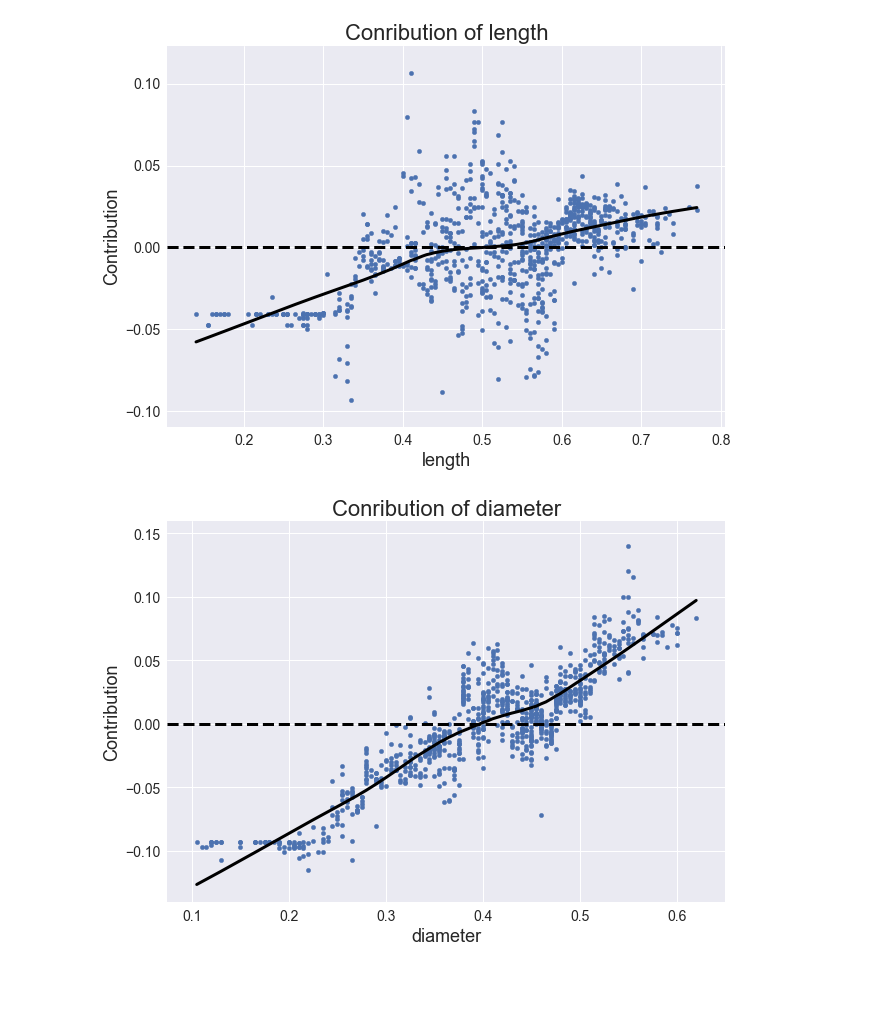
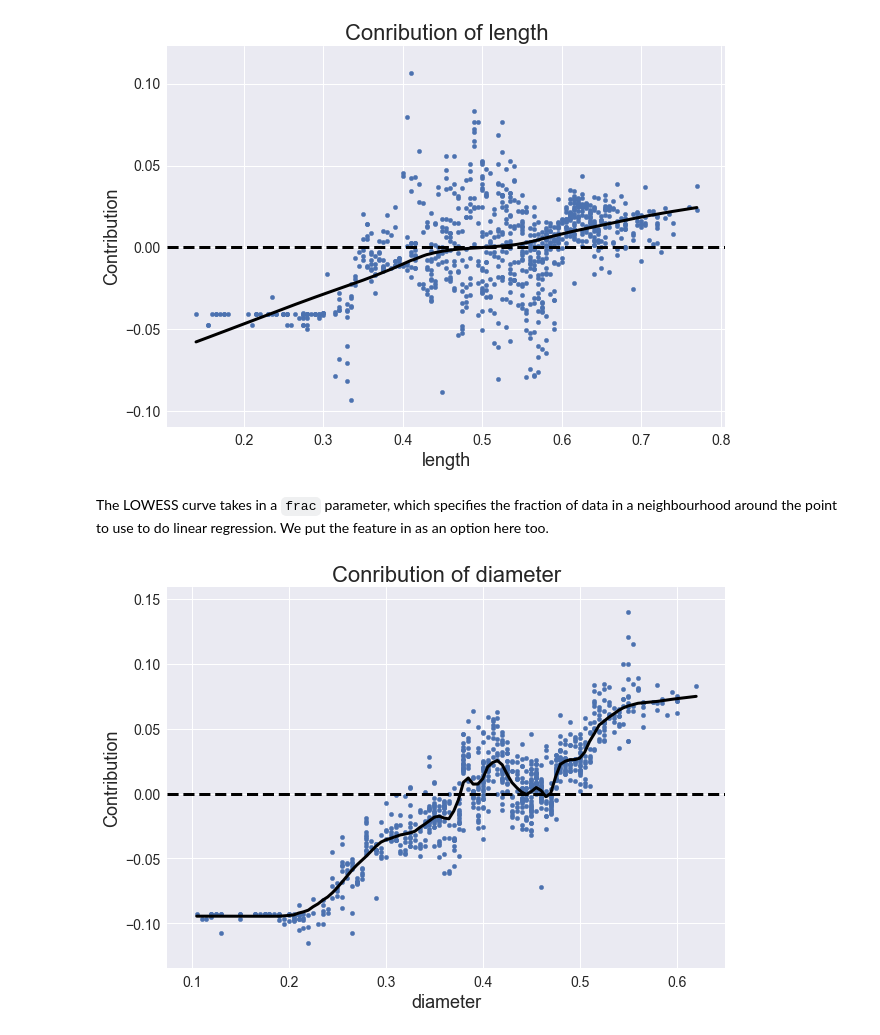
Before and after one commit to gregtam/interpreting-decision-trees-and-random-forests, a Jupyter notebook: Explaining Decision Trees and Random Forests.ipynb, the cells around one changed output. Saved outputs shown, nothing was run; the diff lists cells and outputs as text; code cells hidden in the pictures; blank space fills up the shorter version.

```diff
--- a/Explaining Decision Trees and Random Forests.ipynb
+++ b/Explaining Decision Trees and Random Forests.ipynb
@@ -179,7 +209,10 @@ plot_single_feat_contrib('sex', X_test, rf_contrib_df)
 plot_single_feat_contrib('length', X_test, rf_contrib_df, add_smooth=True)
 # %% [output]
 [figure]
+# %% [markdown]
+The LOWESS curve takes in a `frac` parameter, which specifies the fraction of data in a neighbourhood around the point to use to do linear regression. We put the feature in as an option here too.
 # %%
-plot_single_feat_contrib('diameter', X_test, rf_contrib_df, add_smooth=True)
+plot_single_feat_contrib('diameter', X_test, rf_contrib_df, add_smooth=True,
+                         frac=0.1)
 # %% [output]
-[figure, old version]
+[figure, new version]
```
Also changed, not shown: parts of 12 cells of this notebook, 1 other file.
